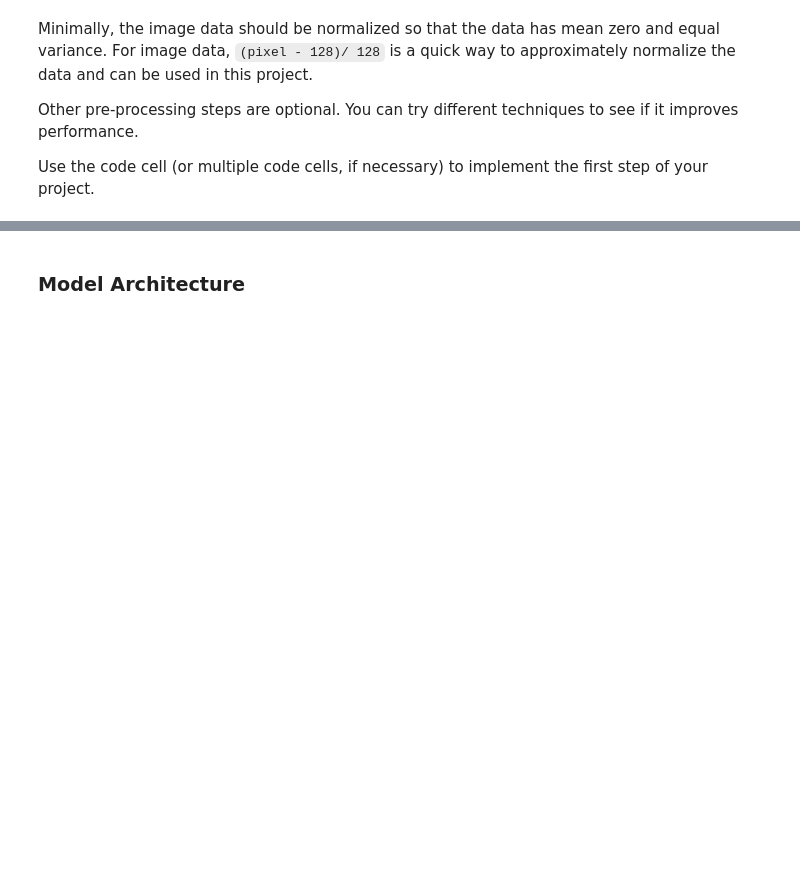
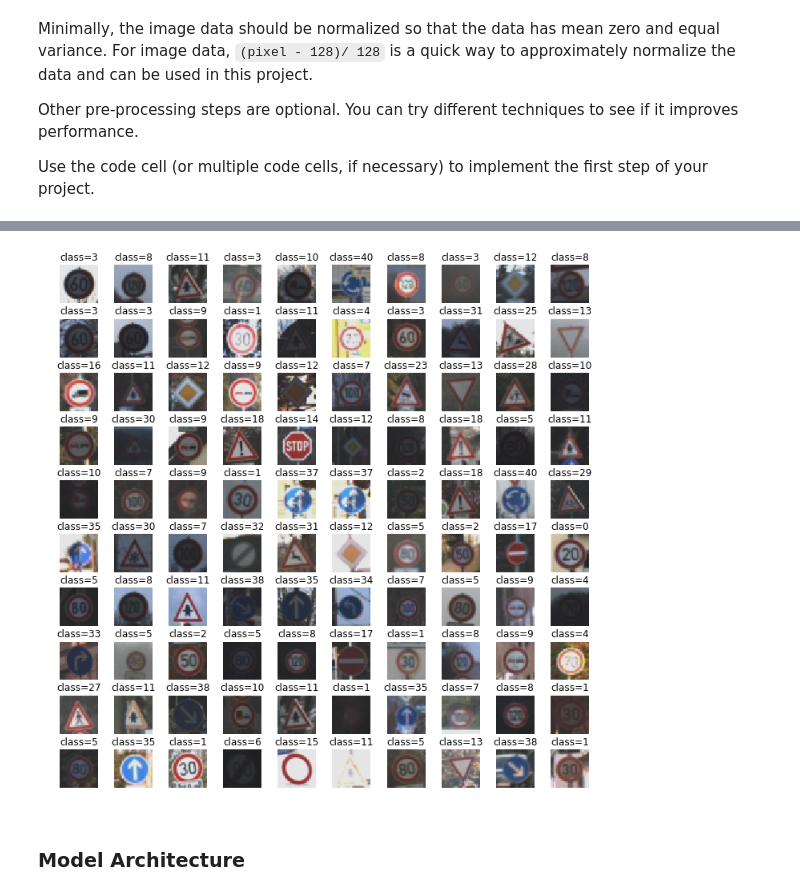
Before and after one commit to var7/CarND-Traffic-Sign-Classifier-Project, a Jupyter notebook: Traffic_Sign_Classifier.ipynb, the cells around one changed output, grey strips where cells are left out. Saved outputs shown, nothing was run; the diff lists cells and outputs as text; code cells hidden in the pictures; blank space fills up the shorter version.

```diff
--- a/Traffic_Sign_Classifier.ipynb
+++ b/Traffic_Sign_Classifier.ipynb
@@ -278,0 +323,9 @@ X_train, y_train = shuffle(X_train, y_train)
+# %%
+X_train_normalized = np.array([normalize_color(X_train[i]) for i in range(len(X_train))],
+                          dtype = np.float32)
+
+X_valid_normalized = np.array([normalize_color(X_valid[i]) for i in range(len(X_valid))],
+                          dtype = np.float32)
+
+X_test_normalized = np.array([normalize_color(X_test[i]) for i in range(len(X_test))],
+                          dtype = np.float32)
@@ -278,0 +336,4 @@ X_train, y_train = shuffle(X_train, y_train)
+# %%
+show_multiple_images(X_train_normalized, y_train)
+# %% [output]
+[figure, added]
```
Also changed, not shown: parts of 21 cells of this notebook, 7 other files.
